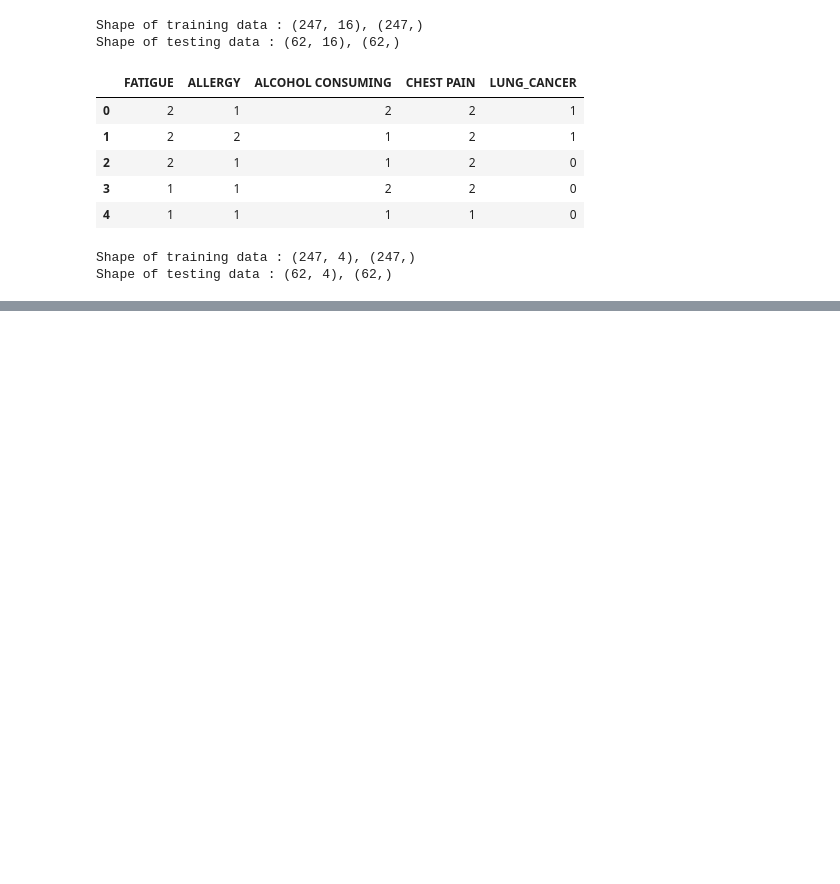
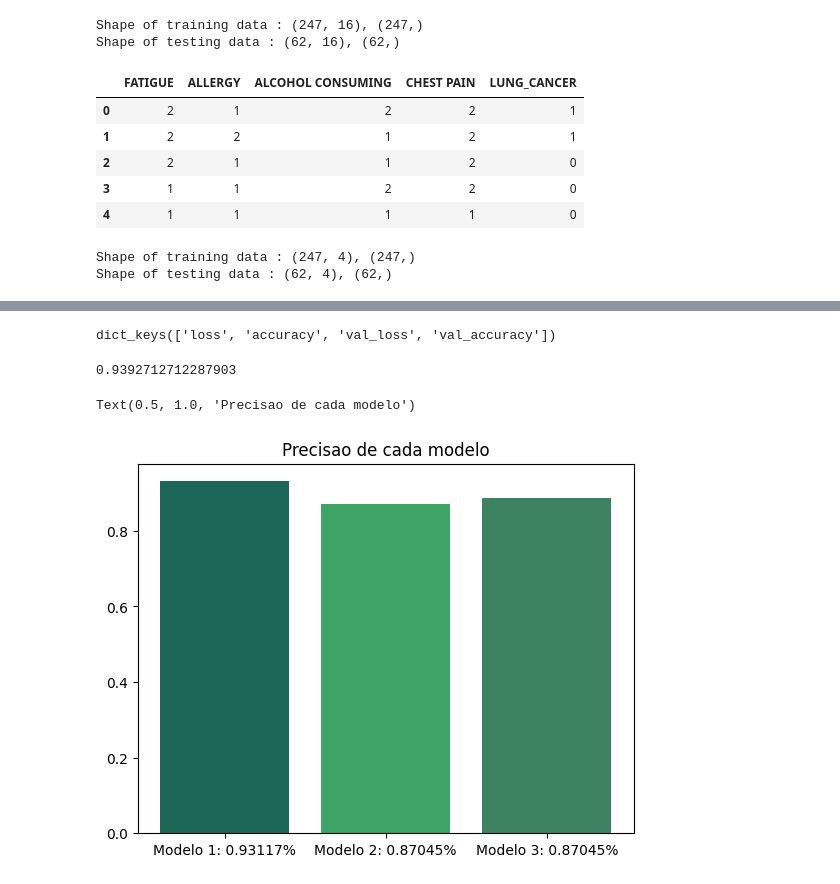
Before and after one commit to JoaoYukio/PCO114, a Jupyter notebook: Tarefa2/AnaliseDosDados.ipynb, the cells around one changed output, grey strips where cells are left out. Cells and saved outputs as stored; diff of their text form; code cells hidden in the pictures; blank space fills up the shorter version.

Commit message:
Added comparacao entre modelos

```diff
--- a/Tarefa2/AnaliseDosDados.ipynb
+++ b/Tarefa2/AnaliseDosDados.ipynb
@@ -533,0 +544,13 @@ Epoch 50/50
+# %%
+x2 = data_esc2.drop("LUNG_CANCER", axis = 1)
+y2 = data_esc2["LUNG_CANCER"]
+
+from sklearn.preprocessing import StandardScaler
+from sklearn.model_selection import train_test_split
+
+scaler = StandardScaler()
+x2 = scaler.fit_transform(x2)
+x_train2, x_test2, y_train2, y_test2 = train_test_split(x2,y2, test_size=0.2, random_state=42)
+
+print(f"Shape of training data : {x_train2.shape}, {y_train2.shape}")
+print(f"Shape of testing data : {x_test2.shape}, {y_test2.shape}")
@@ -533,0 +560,5 @@ Epoch 50/50
+# %%
+meuModelo2 = Sequential()
+meuModelo2.add(Dense(128, input_dim=(x_train2.shape[-1])))
+meuModelo2.add(Dense(32))
+meuModelo2.add(Dense(1, activation = "sigmoid"))
@@ -533,0 +583,13 @@ Epoch 50/50
+# %%
+meuModelo2.compile(optimizer=Adam(learning_rate=0.004),
+                  loss = "binary_crossentropy",
+                  metrics = ["accuracy"]
+                )
+# %%
+hist2 = meuModelo2.fit(x_train2,
+                     y_train2,
+                     epochs = 50,
+                     verbose = 1,
+                     batch_size = 32,
+                     validation_data = (x_test2, y_test2)
+                    )
@@ -533,0 +614,20 @@ Epoch 50/50
+# %%
+hist.history.keys()
+# %% [output]
+dict_keys(['loss', 'accuracy', 'val_loss', 'val_accuracy'])
+# %%
+max(hist.history['accuracy'])
+# %% [output]
+0.9392712712287903
+# %%
+acc1 = hist.history['accuracy'][-1]
+acc2 = hist1.history['accuracy'][-1]
+acc3 = hist2.history['accuracy'][-1]
+x_title = ['Modelo 1: ' + str(round(acc1, 5)) + '%', 'Modelo 2: ' + str(round(acc2, 5)) + '%', 'Modelo 3: ' + str(round(acc2, 5)) + '%']
+y_val = [acc1, acc2, acc3]
+
+plt.bar(x= x_title, height= y_val, color = ['#1C6758','#3DA366' ,'#3D8361'])
+plt.title("Precisao de cada modelo")
+# %% [output]
+Text(0.5, 1.0, 'Precisao de cada modelo')
+[figure, added]
```
Also changed, not shown: parts of 14 cells of this notebook, 2 other files.
